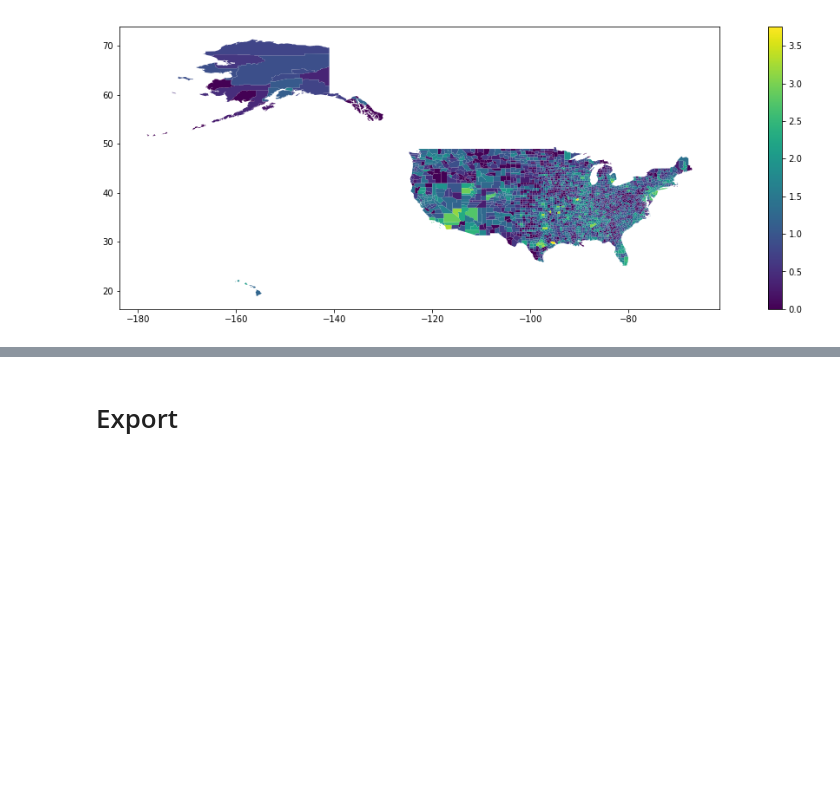
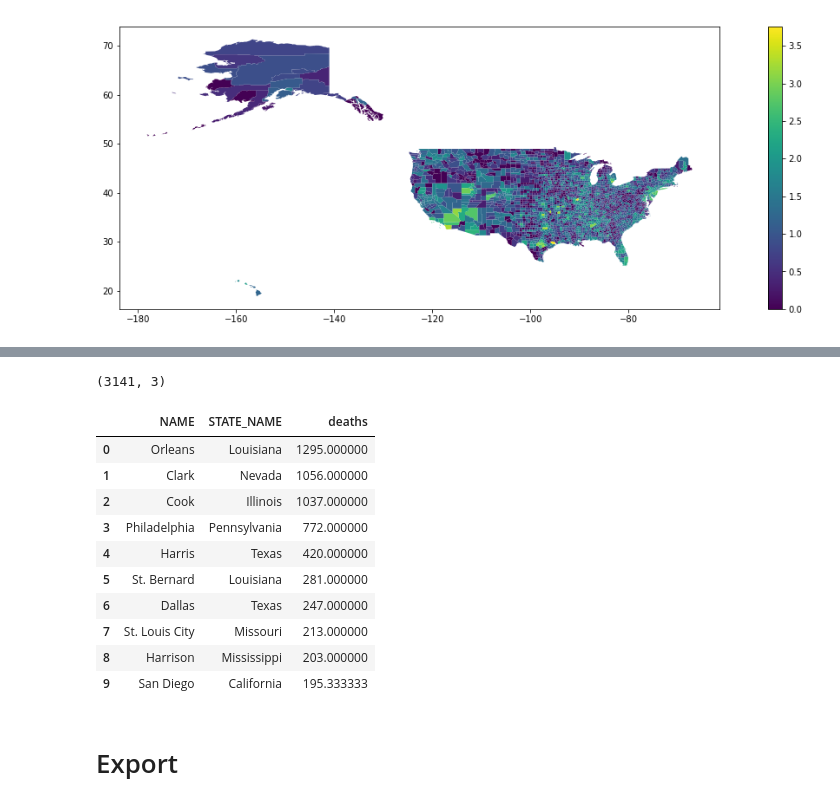
Before and after one commit to labs12-should-i-live-here/DS, a Jupyter notebook: notebooks/DMA9 - Damages by county.ipynb, the cells around one changed output, grey strips where cells are left out. Drawn from its saved outputs; the diff is of its cells as text; code cells hidden in the pictures; blank space fills up the shorter version.

```diff
--- a/notebooks/DMA9 - Damages by county.ipynb
+++ b/notebooks/DMA9 - Damages by county.ipynb
@@ -540,3 +571,23 @@ noaa_county_map_log.plot(column='injuries', figsize=(20,6), legend=True);
+# %%
+# Top ten counties with the most deaths
+top_ten_damage = counties.merge(temp, on='FIPS', how='left')\
+                        .sort_values('deaths', ascending=False)\
+                        .reset_index(drop=True)
+
+display(top_ten_damage[['NAME','STATE_NAME','deaths']], n=10)
+# %% [output]
+(3141, 3)
+|  | NAME | STATE_NAME | deaths |
+| 0 | Orleans | Louisiana | 1295.000000 |
+| 1 | Clark | Nevada | 1056.000000 |
+| 2 | Cook | Illinois | 1037.000000 |
+| 3 | Philadelphia | Pennsylvania | 772.000000 |
+| 4 | Harris | Texas | 420.000000 |
+| 5 | St. Bernard | Louisiana | 281.000000 |
+| 6 | Dallas | Texas | 247.000000 |
+| 7 | St. Louis City | Missouri | 213.000000 |
+| 8 | Harrison | Mississippi | 203.000000 |
+| 9 | San Diego | California | 195.333333 |
 # %% [markdown]
 # Export
 # %%
```
Also changed, not shown: parts of 2 cells of this notebook.
